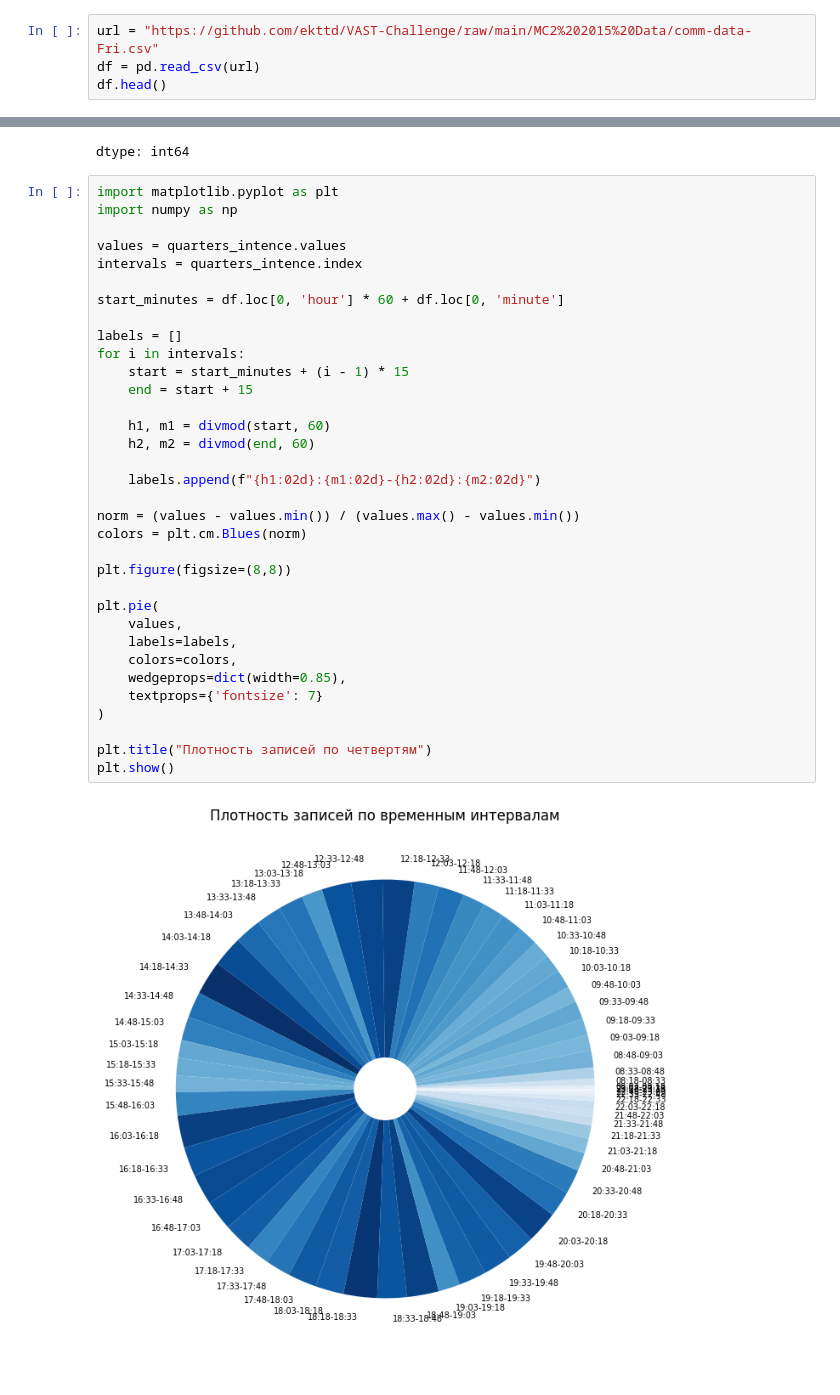
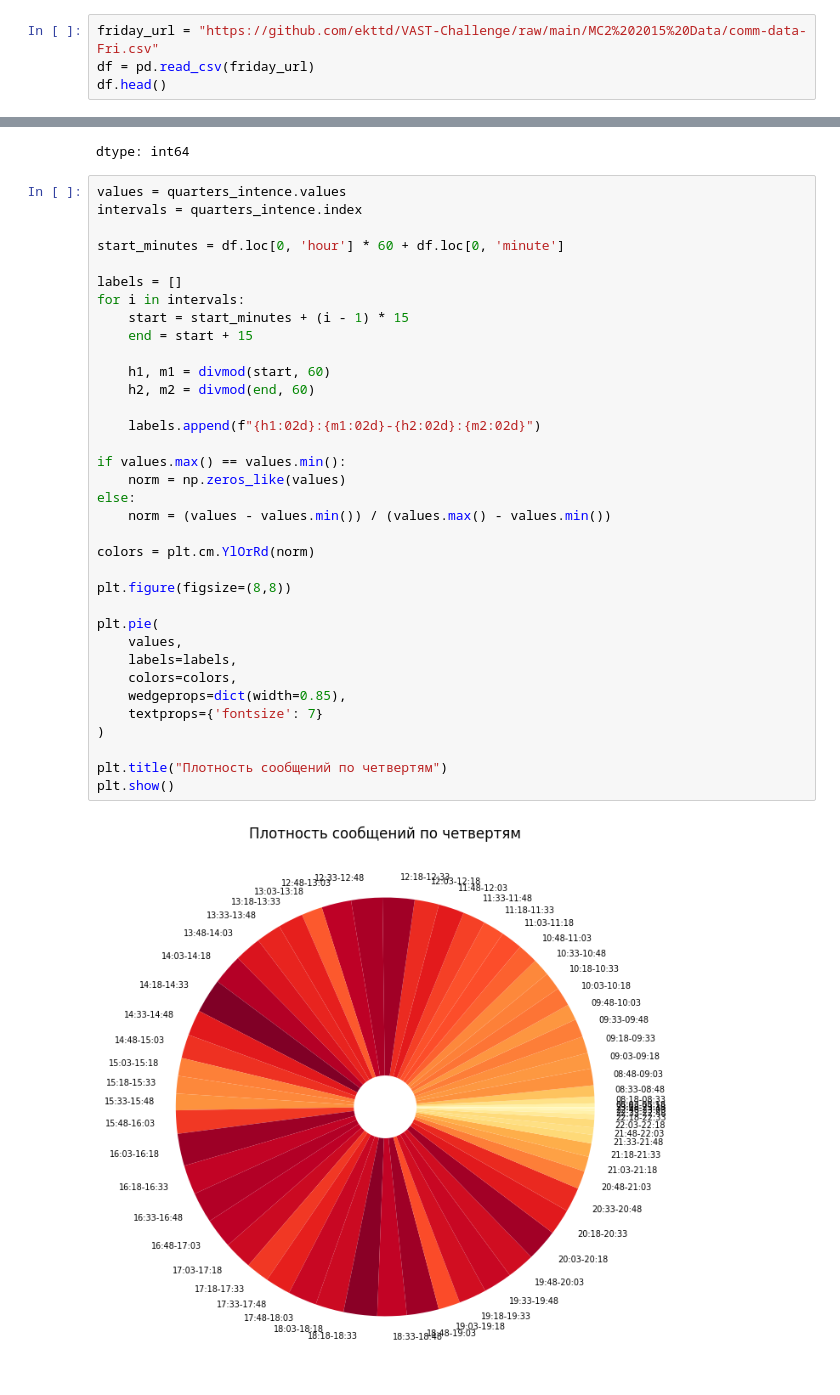
Before and after one commit to ekttd/VAST-Challenge, a Jupyter notebook: VAST_Challenge.ipynb, the cells around one changed output, grey strips where cells are left out. Cells and saved outputs as stored; diff of their text form.

Commit message:
fixed colors and description

```diff
--- a/VAST_Challenge.ipynb
+++ b/VAST_Challenge.ipynb
@@ -3,8 +5,8 @@
 # %%
 import pandas as pd
 # %%
-url = "https://github.com/ekttd/VAST-Challenge/raw/main/MC2%202015%20Data/comm-data-Fri.csv"
-df = pd.read_csv(url)
+friday_url = "https://github.com/ekttd/VAST-Challenge/raw/main/MC2%202015%20Data/comm-data-Fri.csv"
+df = pd.read_csv(friday_url)
 df.head()
 # %% [output]
 |  | Timestamp | from | to | location |
@@ -65,39 +75,40 @@ quarters_intence.head()
 | 5 | 11651 |
 dtype: int64
 # %%
-import matplotlib.pyplot as plt
-import numpy as np
-
 values = quarters_intence.values
 intervals = quarters_intence.index
 
 start_minutes = df.loc[0, 'hour'] * 60 + df.loc[0, 'minute']
 
 labels = []
 for i in intervals:
     start = start_minutes + (i - 1) * 15
     end = start + 15
 
     h1, m1 = divmod(start, 60)
     h2, m2 = divmod(end, 60)
 
     labels.append(f"{h1:02d}:{m1:02d}-{h2:02d}:{m2:02d}")
 
-norm = (values - values.min()) / (values.max() - values.min())
-colors = plt.cm.Blues(norm)
+if values.max() == values.min():
+    norm = np.zeros_like(values)
+else:
+    norm = (values - values.min()) / (values.max() - values.min())
+
+colors = plt.cm.YlOrRd(norm)
 
 plt.figure(figsize=(8,8))
 
 plt.pie(
     values,
     labels=labels,
     colors=colors,
     wedgeprops=dict(width=0.85),
     textprops={'fontsize': 7}
 )
 
-plt.title("Плотность записей по четвертям")
+plt.title("Плотность сообщений по четвертям")
 plt.show()
 # %% [output]
-[figure, old version]
+[figure, new version]
 # %%
```
Also changed, not shown: parts of 4 cells of this notebook.
